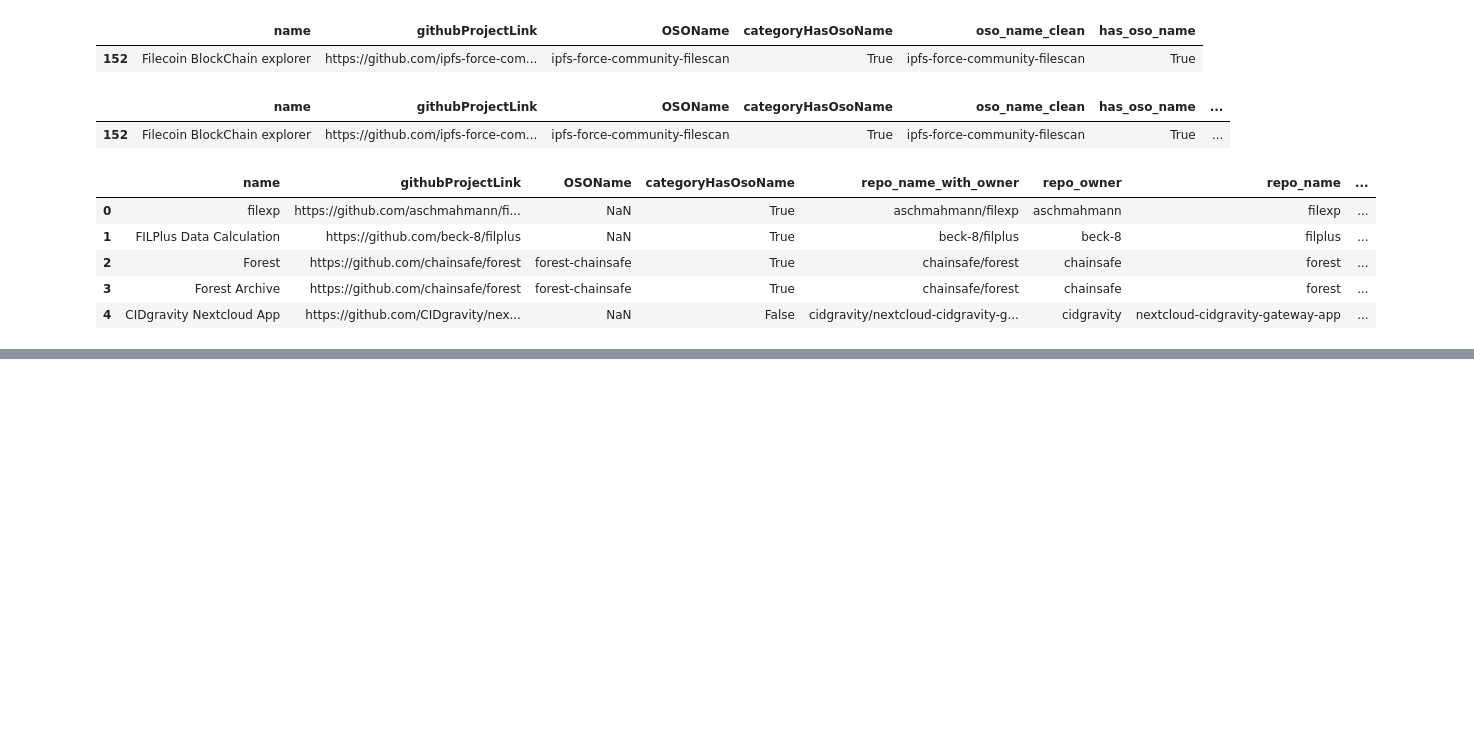
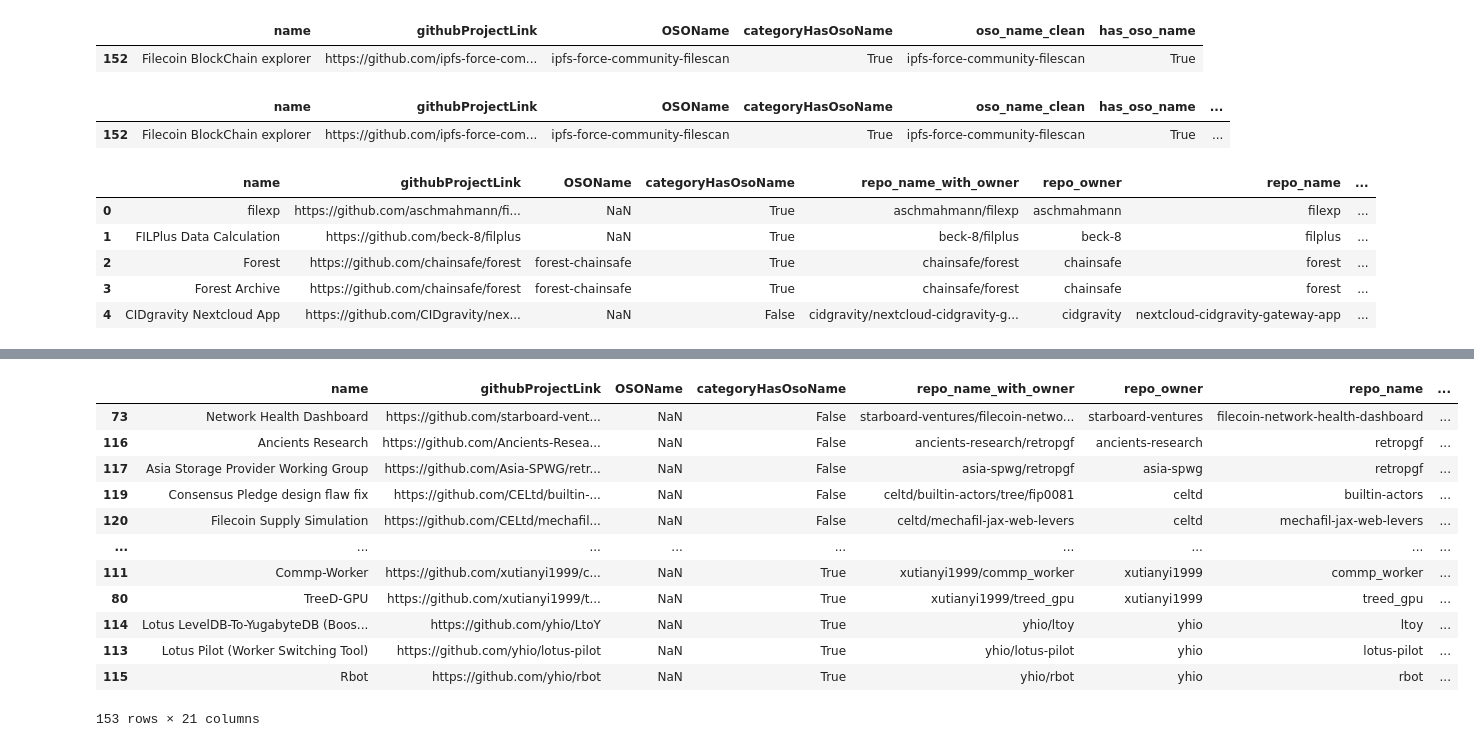
Before and after one commit to opensource-observer/insights, a Jupyter notebook: analysis/filecoin/fil_retropgf2/FIL-RetroPGF-2 Project Mapping.ipynb, the cells around one changed output, grey strips where cells are left out. Saved outputs shown, nothing was run; the diff lists cells and outputs as text; code cells hidden in the pictures; blank space fills up the shorter version.

```diff
--- a/analysis/filecoin/fil_retropgf2/FIL-RetroPGF-2 Project Mapping.ipynb
+++ b/analysis/filecoin/fil_retropgf2/FIL-RetroPGF-2 Project Mapping.ipynb
@@ -195,3 +196,29 @@ df.head()
 | 2 | Forest | https://github.com/chainsafe/forest | forest-chainsafe | True | chainsafe/forest | chainsafe | forest | ... |
 | 3 | Forest Archive | https://github.com/chainsafe/forest | forest-chainsafe | True | chainsafe/forest | chainsafe | forest | ... |
 | 4 | CIDgravity Nextcloud App | https://github.com/CIDgravity/nex... | NaN | False | cidgravity/nextcloud-cidgravity-g... | cidgravity | nextcloud-cidgravity-gateway-app | ... |
+# %%
+owners = "'" + "','".join(df['repo_owner'].unique()) + "'"
+query = f"""
+    select
+      format_timestamp('%Y-%m-%d', timestamp_trunc(e.time, DAY)) AS date,
+      e.from_artifact_name,
+      e.to_artifact_namespace,
+      e.to_artifact_name,
+      p.project_name,
+      e.event_type,
+      sum(e.amount) as amount
+    from `oso.int_events__github` as e
+    join `oso.artifacts_by_project_v1` as p
+      on e.to_artifact_id = p.artifact_id
+    where
+      e.to_artifact_namespace in ({owners})
+      and e.from_artifact_name not like '%[bot]%'
+    group by 1,2,3,4,5,6
+"""
+# result = client.query(query)
+# df_events = result.to_dataframe()
+# df_events['repo_name_with_owner'] = df_events.apply(lambda x: x['to_artifact_namespace'] + '/' + x['to_artifact_name'], axis=1)
+#df_events.to_parquet('data/events.parquet')
+
+df_events = pd.read_parquet('data/events.parquet')
+df_events.tail(1)
@@ -197,0 +421,16 @@ df.head()
+# %%
+merged_df.sort_values(by=['githubProjectLink', 'name'])
+# %% [output]
+|  | name | githubProjectLink | OSOName | categoryHasOsoName | repo_name_with_owner | repo_owner | repo_name | ... |
+| 73 | Network Health Dashboard | https://github.com/starboard-vent... | NaN | False | starboard-ventures/filecoin-netwo... | starboard-ventures | filecoin-network-health-dashboard | ... |
+| 116 | Ancients Research | https://github.com/Ancients-Resea... | NaN | False | ancients-research/retropgf | ancients-research | retropgf | ... |
+| 117 | Asia Storage Provider Working Group | https://github.com/Asia-SPWG/retr... | NaN | False | asia-spwg/retropgf | asia-spwg | retropgf | ... |
+| 119 | Consensus Pledge design flaw fix | https://github.com/CELtd/builtin-... | NaN | False | celtd/builtin-actors/tree/fip0081 | celtd | builtin-actors | ... |
+| 120 | Filecoin Supply Simulation | https://github.com/CELtd/mechafil... | NaN | False | celtd/mechafil-jax-web-levers | celtd | mechafil-jax-web-levers | ... |
+| ... | ... | ... | ... | ... | ... | ... | ... | ... |
+| 111 | Commp-Worker | https://github.com/xutianyi1999/c... | NaN | True | xutianyi1999/commp_worker | xutianyi1999 | commp_worker | ... |
+| 80 | TreeD-GPU | https://github.com/xutianyi1999/t... | NaN | True | xutianyi1999/treed_gpu | xutianyi1999 | treed_gpu | ... |
+| 114 | Lotus LevelDB-To-YugabyteDB (Boos... | https://github.com/yhio/LtoY | NaN | True | yhio/ltoy | yhio | ltoy | ... |
+| 113 | Lotus Pilot (Worker Switching Tool) | https://github.com/yhio/lotus-pilot | NaN | True | yhio/lotus-pilot | yhio | lotus-pilot | ... |
+| 115 | Rbot | https://github.com/yhio/rbot | NaN | True | yhio/rbot | yhio | rbot | ... |
+153 rows × 21 columns
```
Also changed, not shown: parts of 11 cells of this notebook, 6 other files.
